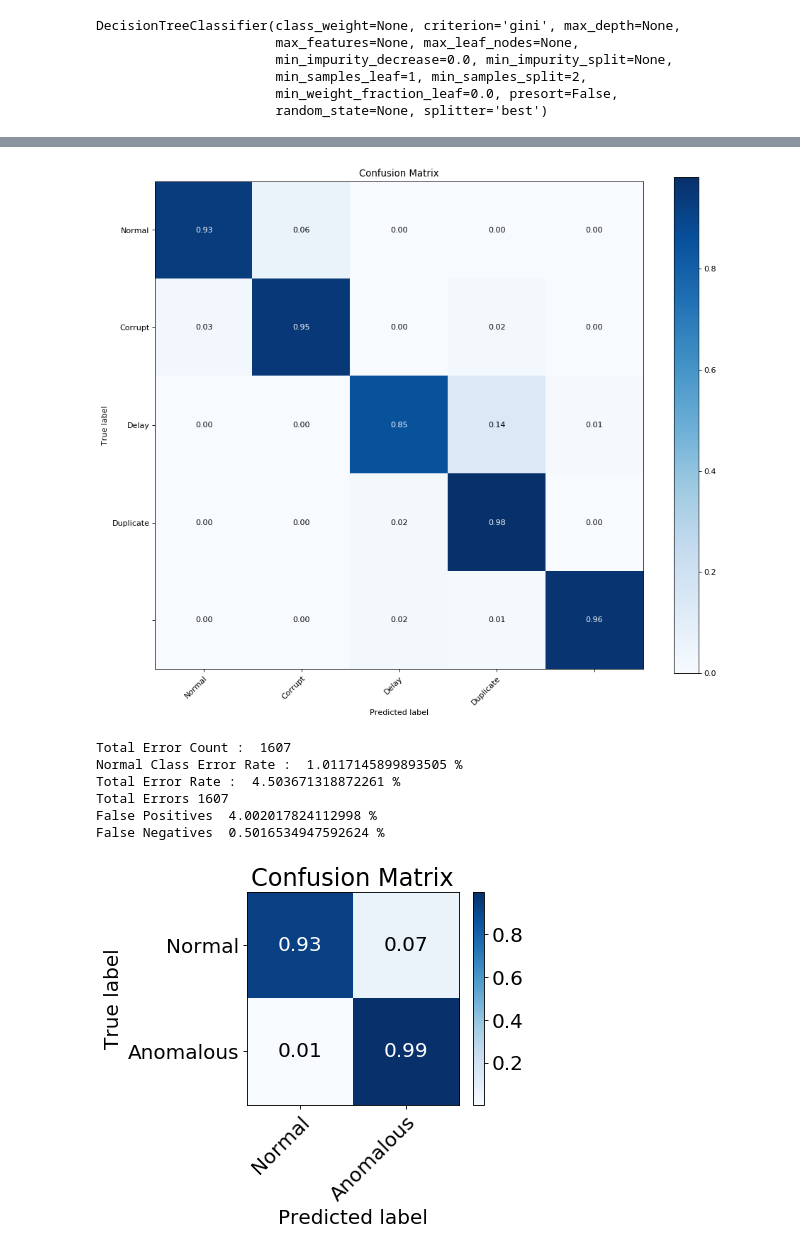
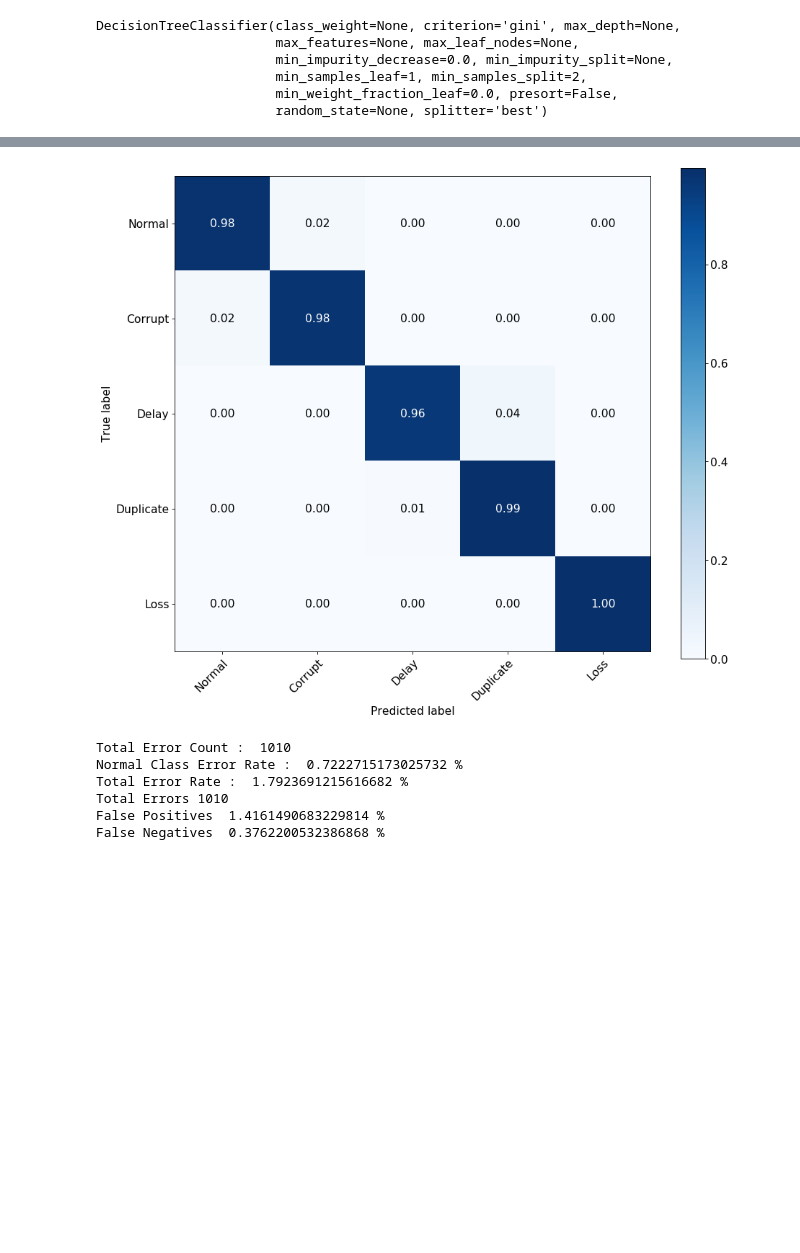
Before and after one commit to davidgabriel42/decision-tree, a Jupyter notebook: Untitled.ipynb, the cells around one changed output, grey strips where cells are left out. Drawn from its saved outputs; the diff is of its cells as text; code cells hidden in the pictures; blank space fills up the shorter version.

```diff
--- a/Untitled.ipynb
+++ b/Untitled.ipynb
@@ -436 +473,5 @@ all_train_data, all_test_data, all_train_labels, all_test_labels = train_test_sp
+# %%
+X_resampled, y_resampled = SMOTE().fit_resample(all_data, all_anom_type_data_labels)
+all_train_data, all_test_data, all_train_labels, all_test_labels = train_test_split(X_resampled,
+                                                                    y_resampled, random_state=seed)
 # %%
@@ -458,30 +534,27 @@ DecisionTreeClassifier(class_weight=None, criterion='gini', max_depth=None,
 # %%
-dtn_predicted_labels = dtn.predict(dtn_test_data)
 
 
-feature_imp = pd.Series(dtn.feature_importances_).sort_values(ascending=False)
-print (feature_imp)
-
-sns.barplot(x=feature_imp, y=feature_imp.index)
-# Add labels to your graph
-plt.xlabel('Feature Importance Score')
-plt.ylabel('Features')
-plt.title("Visualizing Important Features")
-plt.legend()
-plt.show()
 
 
 from sklearn.metrics import confusion_matrix
 
+#class_names = ["Normal", "Corrupt", "Delay", "Duplicate"]
+#class_names = ["Normal", "corr_01", "corr_05", "corr_10", "delay_1_1", "delay_5_2"
+#               , "delay_10_5", "delay_25_20", "drop_01", "drop_01_2"
+#               , "drop_001", "drop_001_2", "drop_0005", "dup_01", "drop_0005_2", "dup_1"
+#              , "dup_1", "dup_2"]
+
 class_names = ["Normal", "Corrupt", "Delay", "Duplicate"]
 
-plot_confusion_matrix(dtn_test_labels, dtn_predicted_labels, normalize=True,classes=class_names, title='Confusion Matrix')
+plot_confusion_matrix(dtn_test_labels, dtn_predicted_labels, normalize=True,classes=class_names, title='')
+
+plt.rcParams.update({'font.size': 14})
 plt.show()
 
 error_cnt = 0
 total_error_cnt = 0
 same_class_error = 0
-for i in range(len(dtn_predicted_labels)):
+for i in range(len(dfeature_imp.indextn_predicted_labels)):
     if dtn_predicted_labels[i] != dtn_test_labels[i]:
         total_error_cnt += 1
         # if its normal data
@@ -525,10 +598,4 @@ for i in range(len(dtn_predicted_labels)):
         dtn_shortened_test_label.append(2)
 
 short_class_names = ["Normal", "Anomalous"]
-
-
-
-plot_confusion_matrix(dtn_shortened_test_label, dtn_shortened_predicted, normalize=True,classes=short_class_names,
-                      title='Confusion Matrix', font_size=18, fig_size=(6,5))
-plt.show()
 # %% [output]
@@ -794,9 +899,10 @@ False Negatives  0.4491017964071856 %
 # %%
-all_predicted_labels = all_.predict(all_test_data)
 
 from sklearn.metrics import confusion_matrix
 
-plot_confusion_matrix(all_test_labels, all_predicted_labels, normalize=True,classes=class_names, title='Confusion Matrix')
+class_names = ["Normal", "Corrupt", "Delay", "Duplicate", "Loss"]
+
+plot_confusion_matrix(all_test_labels, all_predicted_labels, normalize=True,classes=class_names)
 plt.show()
 
 error_cnt = 0
@@ -819,42 +925,37 @@ print ("Total Error Rate : ", float(total_error_cnt)/float(len(all_predicted_lab
 false_pos = 0
 false_neg = 0
 error_cnt = 0
 for i in range(len(all_predicted_labels)):
     # if there's an error
     if all_predicted_labels[i] != all_test_labels[i]:
         error_cnt += 1
         # if we failed to detect anomaly
         if all_predicted_labels[i] == 1:
             false_neg += 1
         # detected anomaly, but it normal
         else:
             false_pos += 1
 print ("Total Errors", error_cnt)
 print ("False Positives ", false_pos/ float(len(all_predicted_labels)) * 100, "%")
 print ("False Negatives ", false_neg/ float(len(all_predicted_labels)) * 100, "%")
 
 all_shortened_predicted = []
 all_shortened_test_label = []
 
 for i in range(len(all_predicted_labels)):
     if all_predicted_labels[i] == 1:
         all_shortened_predicted.append(1)
     else:
         all_shortened_predicted.append(2)
     if all_test_labels[i] == 1:
         all_shortened_test_label.append(1)
     else:
         all_shortened_test_label.append(2)
-
-plot_confusion_matrix(all_shortened_test_label, all_shortened_predicted, normalize=True,classes=short_class_names,
-                      title='Confusion Matrix', font_size=18, fig_size=(6,5))
-plt.show()
 # %% [output]
-[figure, old version]
+[figure, new version]
-Total Error Count :  1607
-Normal Class Error Rate :  1.0117145899893505 %
-Total Error Rate :  4.503671318872261 %
-Total Errors 1607
-False Positives  4.002017824112998 %
-False Negatives  0.5016534947592624 %
+Total Error Count :  1010
+Normal Class Error Rate :  0.7222715173025732 %
+Total Error Rate :  1.7923691215616682 %
+Total Errors 1010
+False Positives  1.4161490683229814 %
+False Negatives  0.3762200532386868 %
-[figure, removed]
```
Also changed, not shown: parts of 22 cells of this notebook, 3 other files.
